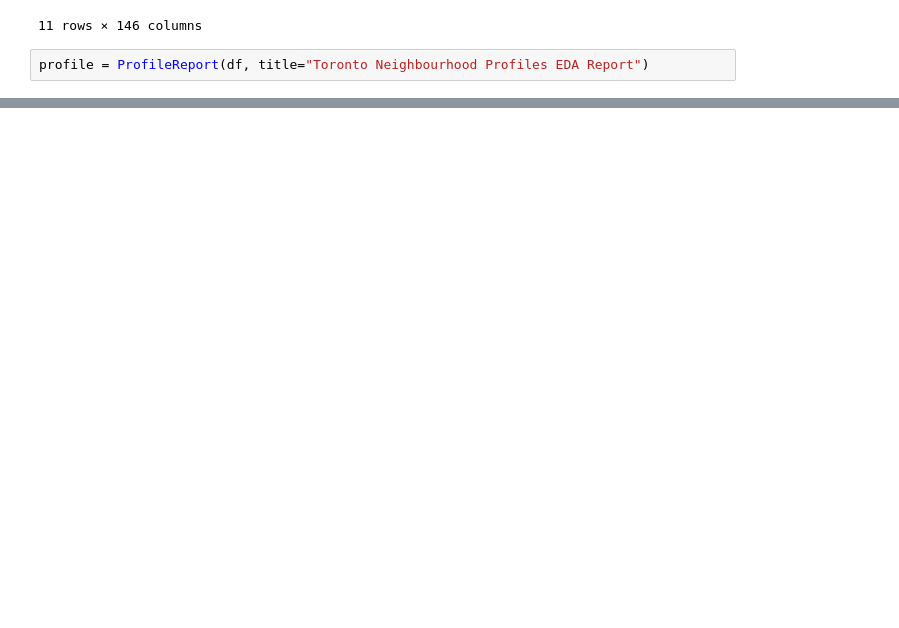
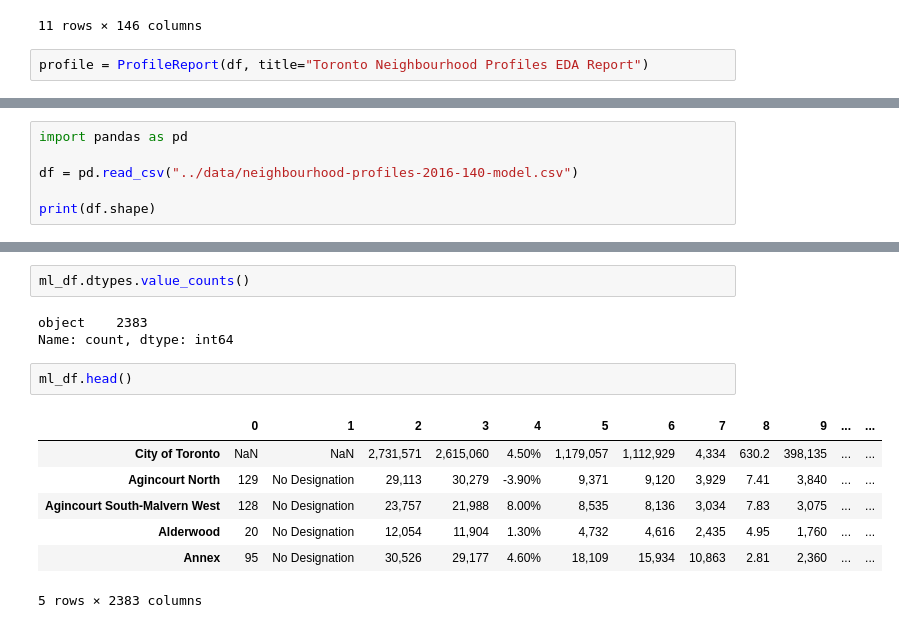
Before and after one commit to ksalyamova/CIND820-Capstone-Project, a Jupyter notebook: data/EDA_Toronto_Neighborhoods.ipynb, the cells around one changed output, grey strips where cells are left out. Saved outputs shown, nothing was run; the diff lists cells and outputs as text; blank space fills up the shorter version.

```diff
--- a/data/EDA_Toronto_Neighborhoods.ipynb
+++ b/data/EDA_Toronto_Neighborhoods.ipynb
@@ -65,0 +174,6 @@ profile.to_file("../reports/Toronto_EDA_Report.html")
+# %%
+import pandas as pd
+
+df = pd.read_csv("../data/neighbourhood-profiles-2016-140-model.csv")
+
+print(df.shape)
@@ -65,0 +389,15 @@ profile.to_file("../reports/Toronto_EDA_Report.html")
+# %%
+ml_df.dtypes.value_counts()
+# %% [output]
+object    2383
+Name: count, dtype: int64
+# %%
+ml_df.head()
+# %% [output]
+|  | 0 | 1 | 2 | 3 | 4 | 5 | 6 | 7 | 8 | 9 | ... | ... |
+| City of Toronto | NaN | NaN | 2,731,571 | 2,615,060 | 4.50% | 1,179,057 | 1,112,929 | 4,334 | 630.2 | 398,135 | ... | ... |
+| Agincourt North | 129 | No Designation | 29,113 | 30,279 | -3.90% | 9,371 | 9,120 | 3,929 | 7.41 | 3,840 | ... | ... |
+| Agincourt South-Malvern West | 128 | No Designation | 23,757 | 21,988 | 8.00% | 8,535 | 8,136 | 3,034 | 7.83 | 3,075 | ... | ... |
+| Alderwood | 20 | No Designation | 12,054 | 11,904 | 1.30% | 4,732 | 4,616 | 2,435 | 4.95 | 1,760 | ... | ... |
+| Annex | 95 | No Designation | 30,526 | 29,177 | 4.60% | 18,109 | 15,934 | 10,863 | 2.81 | 2,360 | ... | ... |
+5 rows × 2383 columns
```
Also changed, not shown: parts of 42 cells of this notebook, 6 other files.
